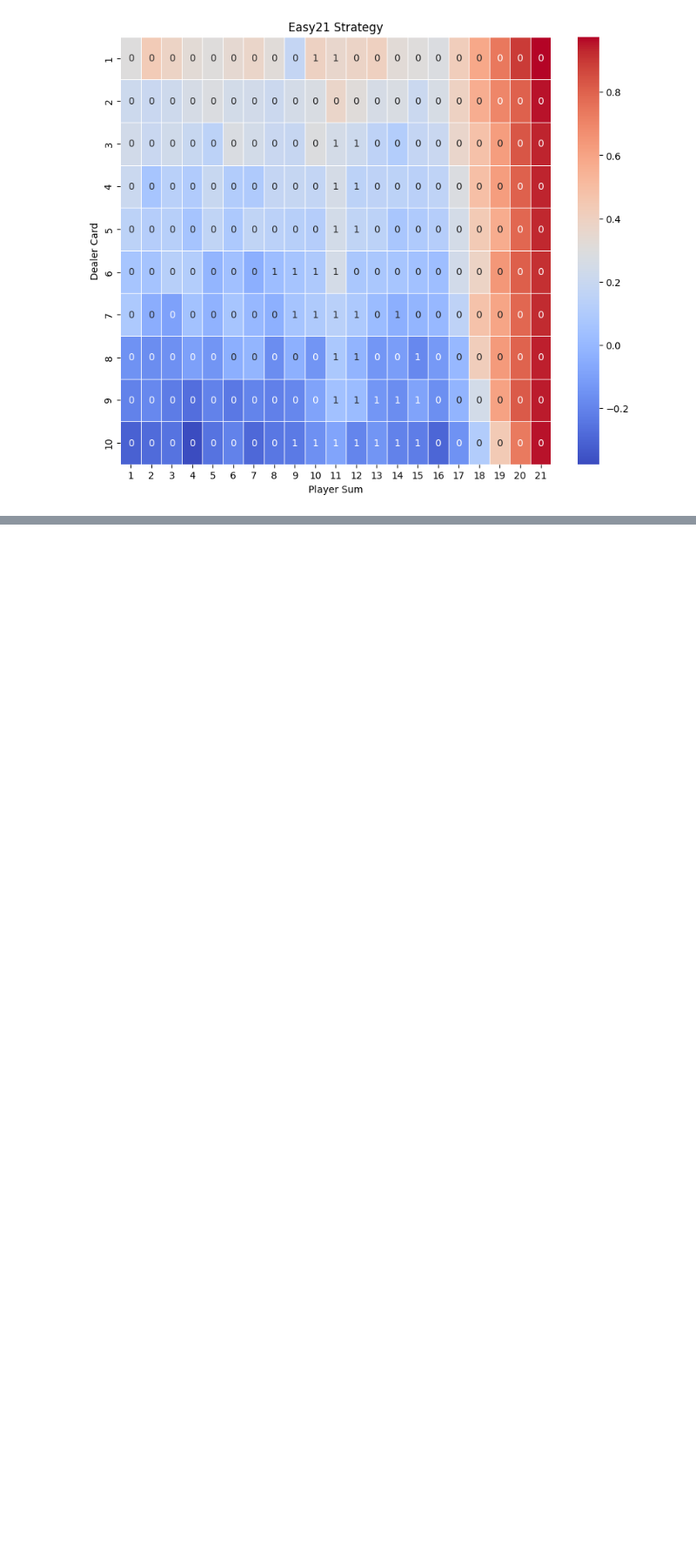
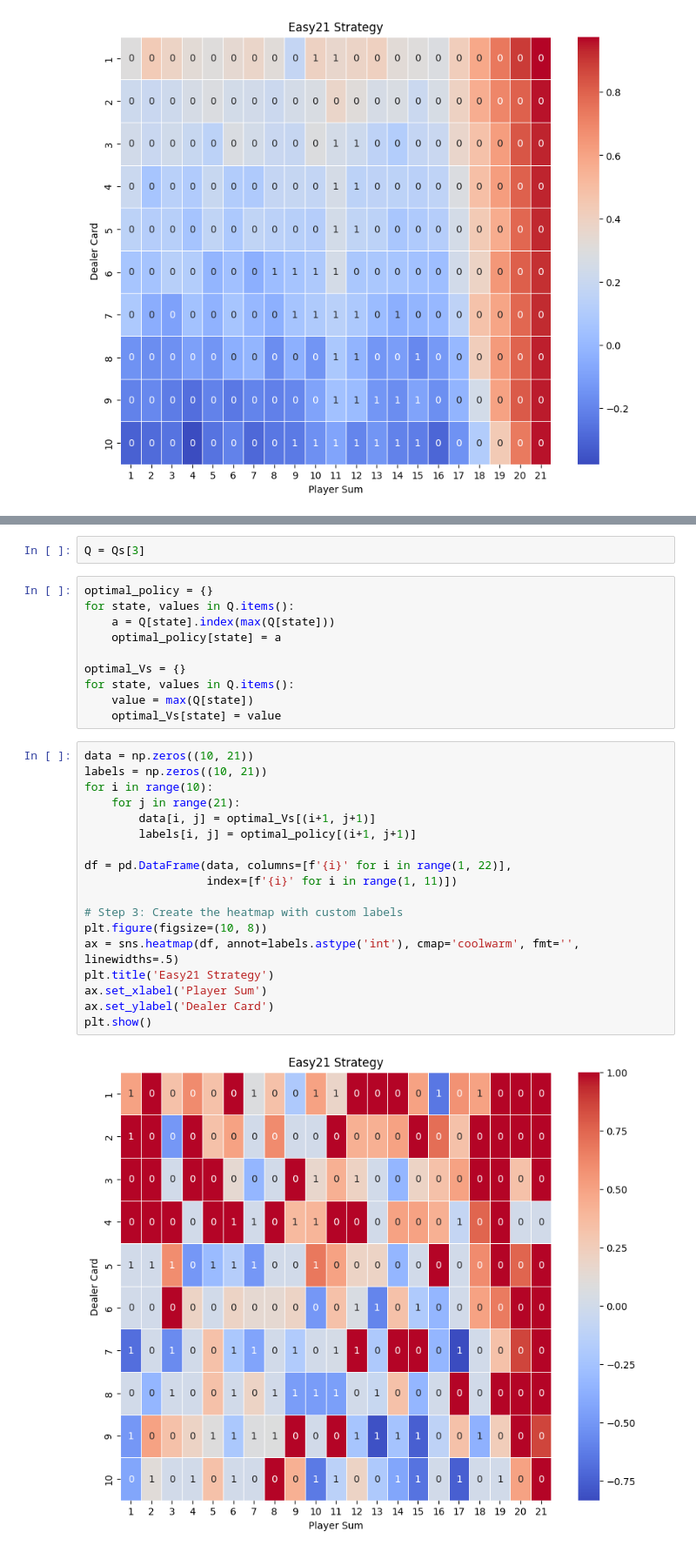
Before and after one commit to JohnYCLam/MachineLearning, a Jupyter notebook: Reinforcement_Learning_Monte_Carlo,_TD_Learning_and_Function_Approximation.ipynb, the cells around one changed output, grey strips where cells are left out. Shown at 87% size. Drawn from its saved outputs; the diff is of its cells as text; blank space fills up the shorter version.

```diff
--- a/Reinforcement_Learning_Monte_Carlo,_TD_Learning_and_Function_Approximation.ipynb
+++ b/Reinforcement_Learning_Monte_Carlo,_TD_Learning_and_Function_Approximation.ipynb
@@ -172,0 +212,32 @@ plt.show()
+# %%
+Q = Qs[3]
+# %%
+optimal_policy = {}
+for state, values in Q.items():
+    a = Q[state].index(max(Q[state]))
+    optimal_policy[state] = a
+
+optimal_Vs = {}
+for state, values in Q.items():
+    value = max(Q[state])
+    optimal_Vs[state] = value
+# %%
+data = np.zeros((10, 21))
+labels = np.zeros((10, 21))
+for i in range(10):
+    for j in range(21):
+        data[i, j] = optimal_Vs[(i+1, j+1)]
+        labels[i, j] = optimal_policy[(i+1, j+1)]
+
+df = pd.DataFrame(data, columns=[f'{i}' for i in range(1, 22)],
+                  index=[f'{i}' for i in range(1, 11)])
+
+# Step 3: Create the heatmap with custom labels
+plt.figure(figsize=(10, 8))
+ax = sns.heatmap(df, annot=labels.astype('int'), cmap='coolwarm', fmt='', linewidths=.5)
+plt.title('Easy21 Strategy')
+ax.set_xlabel('Player Sum')
+ax.set_ylabel('Dealer Card')
+plt.show()
+# %% [output]
+[figure, added]
```
Also changed, not shown: parts of 1 cell of this notebook.
